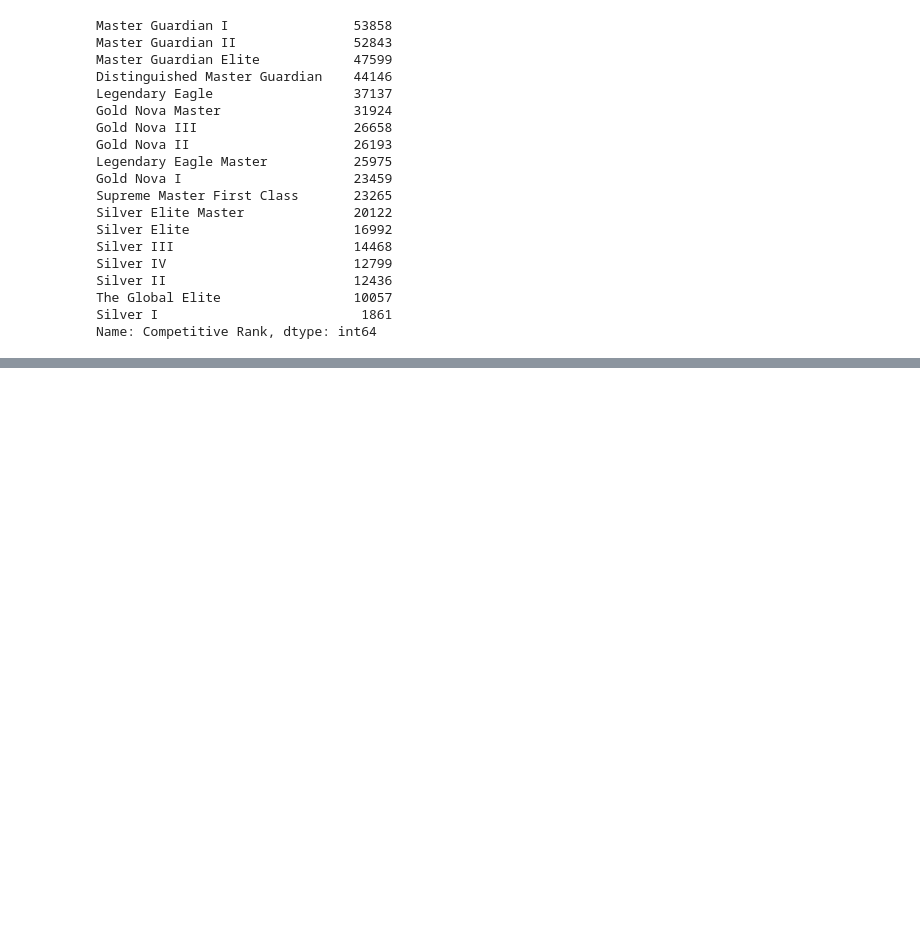
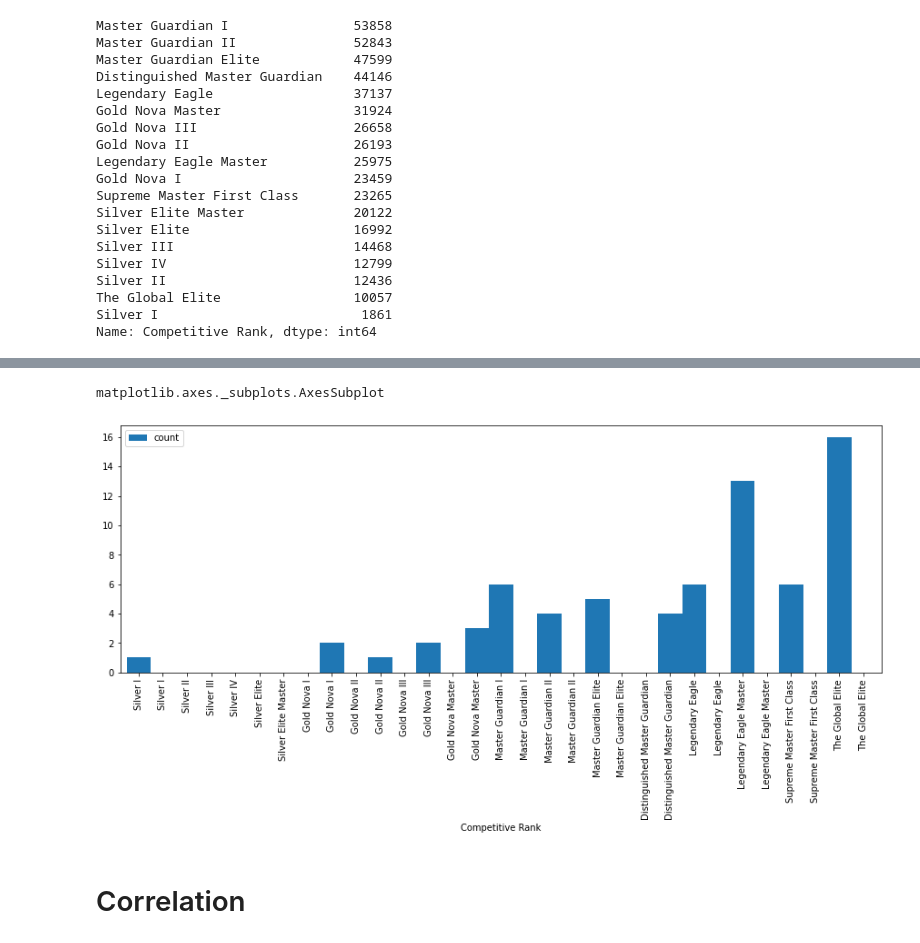
Before and after one commit to cc-visionary/datapre-csgostats, a Jupyter notebook: Scraping CSGOStats.gg.ipynb, the cells around one changed output, grey strips where cells are left out. Cells and saved outputs as stored; diff of their text form; code cells hidden in the pictures; blank space fills up the shorter version.

```diff
--- a/Scraping CSGOStats.gg.ipynb
+++ b/Scraping CSGOStats.gg.ipynb
@@ -734,0 +736,3 @@ playerDistr.plot.barh(color=colors, figsize = (4,12))
+# %%
+kd_over_5 = df[df['K/D Score'] > 5].groupby('Competitive Rank').size().reset_index(name='count')
+kd_over_5
@@ -734,0 +754,26 @@ playerDistr.plot.barh(color=colors, figsize = (4,12))
+# %%
+rank_order = ['Silver I', 'Silver II', 'Silver III', 'Silver IV', 'Silver Elite',
+       'Silver Elite Master', 'Gold Nova I', 'Gold Nova II',
+       'Gold Nova III', 'Gold Nova Master', 'Master Guardian I',
+       'Master Guardian II', 'Master Guardian Elite',
+       'Distinguished Master Guardian', 'Legendary Eagle',
+       'Legendary Eagle Master', 'Supreme Master First Class',
+       'The Global Elite']
+
+# Insert zeroes for missing values
+# TODO: Find way to do automatically
+for i in rank_order:
+    if((i in df['Competitive Rank']) == False):
+        kd_over_5.loc[len(kd_over_5)] = [i, 0]
+
+# Custom sorting
+kd_over_5['Competitive Rank'] = pd.Categorical(kd_over_5['Competitive Rank'], rank_order)
+kd_over_5.sort_values('Competitive Rank', inplace=True)
+# %%
+ax = kd_over_5.plot.bar(x='Competitive Rank', y='count', figsize=(15, 5), stacked=True, width=1)
+type(ax)
+# %% [output]
+matplotlib.axes._subplots.AxesSubplot
+[figure, added]
+# %% [markdown]
+# Correlation
```
Also changed, not shown: parts of 16 cells of this notebook.
